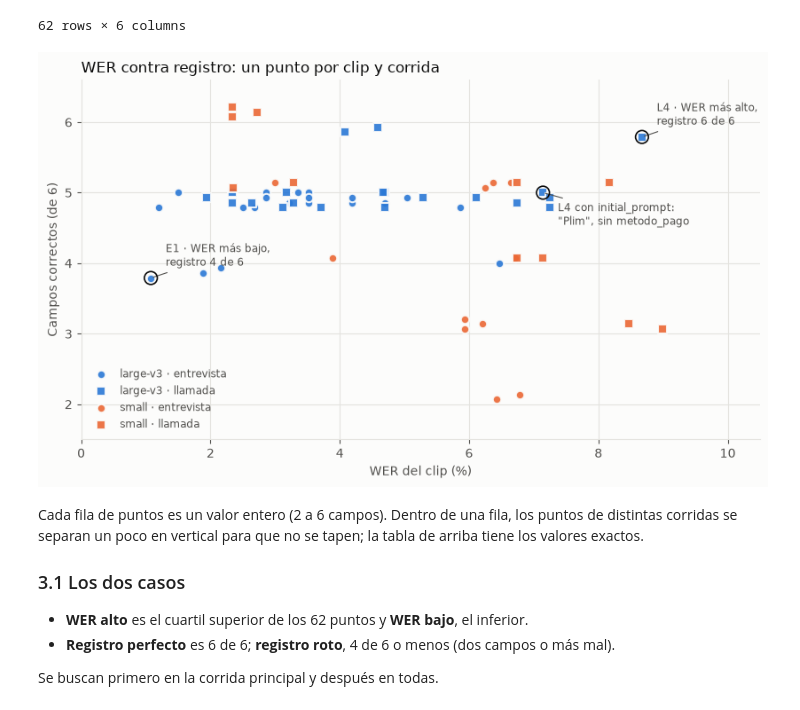
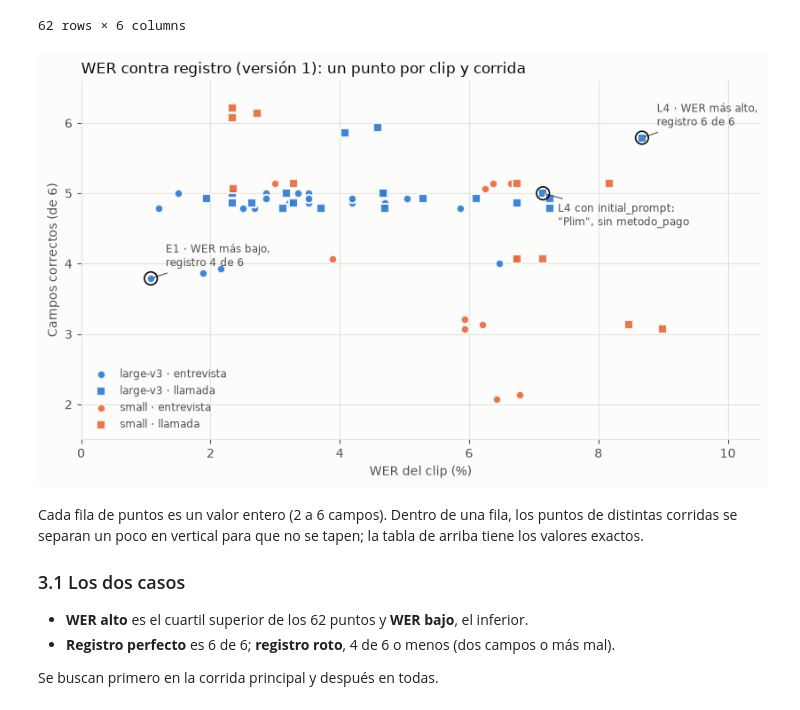
Before and after one commit to mmlis02/HW_05_202602, a Jupyter notebook: notebooks/06_resultados.ipynb, the cells around one changed output. Drawn from its saved outputs; the diff is of its cells as text; code cells hidden in the pictures.

```diff
--- a/notebooks/06_resultados.ipynb
+++ b/notebooks/06_resultados.ipynb
@@ -67,6 +72,6 @@ cache
 - **Después.** La normalización actual: son las métricas definitivas.
 # %%
-ANTES = {**cfg["normalizacion"], "multiplicadores": {}}
+ANTES = {**cfg["normalizacion"], **VERSION_1, "multiplicadores": {}}
 
 filas = []
 for corrida, rs in corridas.items():
@@ -580,7 +602,17 @@ Con `small` el oído sí falla: "Postgre SQL" en vez de PostgreSQL, "avanzaba" e
 # %%
-puntos = por_clip[["corrida", "clip", "modelo", "wer"]].merge(
-    registro.groupby(["corrida", "clip"])["acierta"].sum().rename("campos_correctos").reset_index(), on=["corrida", "clip"])
-puntos["tarea"] = puntos["clip"].str[0].map({"e": "entrevista", "l": "llamada"})
+WER_V1 = {**cfg["normalizacion"], **VERSION_1}
+
+
+def unir_puntos(registro, wer):
+    """Un punto por corrida y clip: el WER dado y los campos correctos (de 6)."""
+    puntos = por_clip[["corrida", "clip", "modelo"]].assign(wer=wer).merge(
+        registro.groupby(["corrida", "clip"])["acierta"].sum().rename("campos_correctos").reset_index(), on=["corrida", "clip"])
+    puntos["tarea"] = puntos["clip"].str[0].map({"e": "entrevista", "l": "llamada"})
+    return puntos
+
+
+puntos = unir_puntos(registro, [wer_cer(referencias[clip], corridas[corrida][clip]["texto"], WER_V1)["wer"]
+                                for corrida, clip in zip(por_clip["corrida"], por_clip["clip"])])
 puntos.sort_values(["corrida", "clip"]).reset_index(drop=True)
 # %% [output]
 |  | corrida | clip | modelo | wer | campos_correctos | tarea |
@@ -599,42 +631,50 @@ puntos.sort_values(["corrida", "clip"]).reset_index(drop=True)
 # %%
 import matplotlib.pyplot as plt
 
 TINTA, TINTA_2, REJILLA, FONDO = "#0b0b0b", "#52514e", "#e4e3df", "#fcfcfb"
 COLOR = {"large-v3": "#2a78d6", "small": "#eb6834"}   # paleta categórica de referencia, slots 1 y 2
 FORMA = {"entrevista": "o", "llamada": "s"}
+INITIAL_PROMPT = id_corrida(asr["modelo"], asr["compute_type"]["cuda"], "cuda", "initial_prompt")
 
-fig, ax = plt.subplots(figsize=(8.5, 5), facecolor=FONDO)
-ax.set_facecolor(FONDO)
-desplazamiento = {c: (i - (len(ORDEN) - 2) / 2) * 0.07 for i, c in enumerate(ORDEN[1:])}  # separa puntos con el mismo valor
-for (modelo, tarea), g in puntos.groupby(["modelo", "tarea"]):
-    ax.scatter(g["wer"] * 100, g["campos_correctos"] + g["corrida"].map(desplazamiento), s=46, marker=FORMA[tarea],
-               color=COLOR[modelo], edgecolor=FONDO, linewidth=1.5, alpha=0.9, label=f"{modelo} · {tarea}", zorder=3)
-destacar = {(PRINCIPAL, "e1"): "E1 · WER más bajo,\nregistro 4 de 6", (PRINCIPAL, "l4"): "L4 · WER más alto,\nregistro 6 de 6",
-            (id_corrida(asr["modelo"], asr["compute_type"]["cuda"], "cuda", "initial_prompt"), "l4"): "L4 con initial_prompt:\n\"Plim\", sin metodo_pago"}
-for (corrida, clip), texto in destacar.items():
-    p = puntos[(puntos["corrida"] == corrida) & (puntos["clip"] == clip)].iloc[0]
-    x, y = p["wer"] * 100, p["campos_correctos"] + desplazamiento[corrida]
-    ax.scatter([x], [y], s=110, facecolor="none", edgecolor=TINTA, linewidth=1.2, zorder=4)
-    ax.annotate(texto, (x, y), xytext=(12, -26 if clip == "l4" and "initial" in corrida else 10), textcoords="offset points",
-                fontsize=8.5, color=TINTA_2, arrowprops=dict(arrowstyle="-", color=TINTA_2, linewidth=0.8))
-ax.set_xlabel("WER del clip (%)", color=TINTA_2)
-ax.set_ylabel("Campos correctos (de 6)", color=TINTA_2)
-ax.set_yticks(range(2, 7))
-ax.set_ylim(1.5, 6.6)
-ax.set_xlim(0, puntos["wer"].max() * 100 + 1.5)
-ax.grid(color=REJILLA, linewidth=0.8, zorder=0)
-for lado in ("top", "right"):
-    ax.spines[lado].set_visible(False)
-for lado in ("left", "bottom"):
-    ax.spines[lado].set_color(REJILLA)
-ax.tick_params(colors=TINTA_2)
-ax.set_title("WER contra registro: un punto por clip y corrida", loc="left", color=TINTA, fontsize=12)
-ax.legend(frameon=False, fontsize=8.5, labelcolor=TINTA_2, loc="lower left")
-fig.tight_layout()
-fig.savefig(rutas["figura_wer_registro"], dpi=150, facecolor=FONDO)
-plt.show()
+
+def dibujar(puntos, destacar, ruta, titulo):
+    """Un punto por clip y corrida; `destacar` es {(corrida, clip): (texto, desplazamiento vertical de la etiqueta)}."""
+    fig, ax = plt.subplots(figsize=(8.5, 5), facecolor=FONDO)
+    ax.set_facecolor(FONDO)
+    desplazamiento = {c: (i - (len(ORDEN) - 2) / 2) * 0.07 for i, c in enumerate(ORDEN[1:])}  # separa puntos con el mismo valor
+    for (modelo, tarea), g in puntos.groupby(["modelo", "tarea"]):
+        ax.scatter(g["wer"] * 100, g["campos_correctos"] + g["corrida"].map(desplazamiento), s=46, marker=FORMA[tarea],
+                   color=COLOR[modelo], edgecolor=FONDO, linewidth=1.5, alpha=0.9, label=f"{modelo} · {tarea}", zorder=3)
+    for (corrida, clip), (texto, dy) in destacar.items():
+        p = puntos[(puntos["corrida"] == corrida) & (puntos["clip"] == clip)].iloc[0]
+        x, y = p["wer"] * 100, p["campos_correctos"] + desplazamiento[corrida]
+        ax.scatter([x], [y], s=110, facecolor="none", edgecolor=TINTA, linewidth=1.2, zorder=4)
+        ax.annotate(texto, (x, y), xytext=(12, dy), textcoords="offset points",
+                    fontsize=8.5, color=TINTA_2, arrowprops=dict(arrowstyle="-", color=TINTA_2, linewidth=0.8))
+    ax.set_xlabel("WER del clip (%)", color=TINTA_2)
+    ax.set_ylabel("Campos correctos (de 6)", color=TINTA_2)
+    ax.set_yticks(range(2, 7))
+    ax.set_ylim(1.5, 6.6)
+    ax.set_xlim(0, puntos["wer"].max() * 100 + 1.5)
+    ax.grid(color=REJILLA, linewidth=0.8, zorder=0)
+    for lado in ("top", "right"):
+        ax.spines[lado].set_visible(False)
+    for lado in ("left", "bottom"):
+        ax.spines[lado].set_color(REJILLA)
+    ax.tick_params(colors=TINTA_2)
+    ax.set_title(titulo, loc="left", color=TINTA, fontsize=12)
+    ax.legend(frameon=False, fontsize=8.5, labelcolor=TINTA_2, loc="lower left")
+    fig.tight_layout()
+    fig.savefig(ruta, dpi=150, facecolor=FONDO)
+    plt.show()
+
+
+dibujar(puntos, {(PRINCIPAL, "e1"): ("E1 · WER más bajo,\nregistro 4 de 6", 10),
+                 (PRINCIPAL, "l4"): ("L4 · WER más alto,\nregistro 6 de 6", 10),
+                 (INITIAL_PROMPT, "l4"): ("L4 con initial_prompt:\n\"Plim\", sin metodo_pago", -26)},
+        rutas["figura_wer_registro_v1"], "WER contra registro (versión 1): un punto por clip y corrida")
 # %% [output]
-[figure, old version]
+[figure, new version]
 # %% [markdown]
 Cada fila de puntos es un valor entero (2 a 6 campos). Dentro de una fila, los puntos de distintas corridas se separan un poco en vertical para que no se tapen; la tabla de arriba tiene los valores exactos.
 
```
Also changed, not shown: parts of 44 cells of this notebook, 5 other files.
